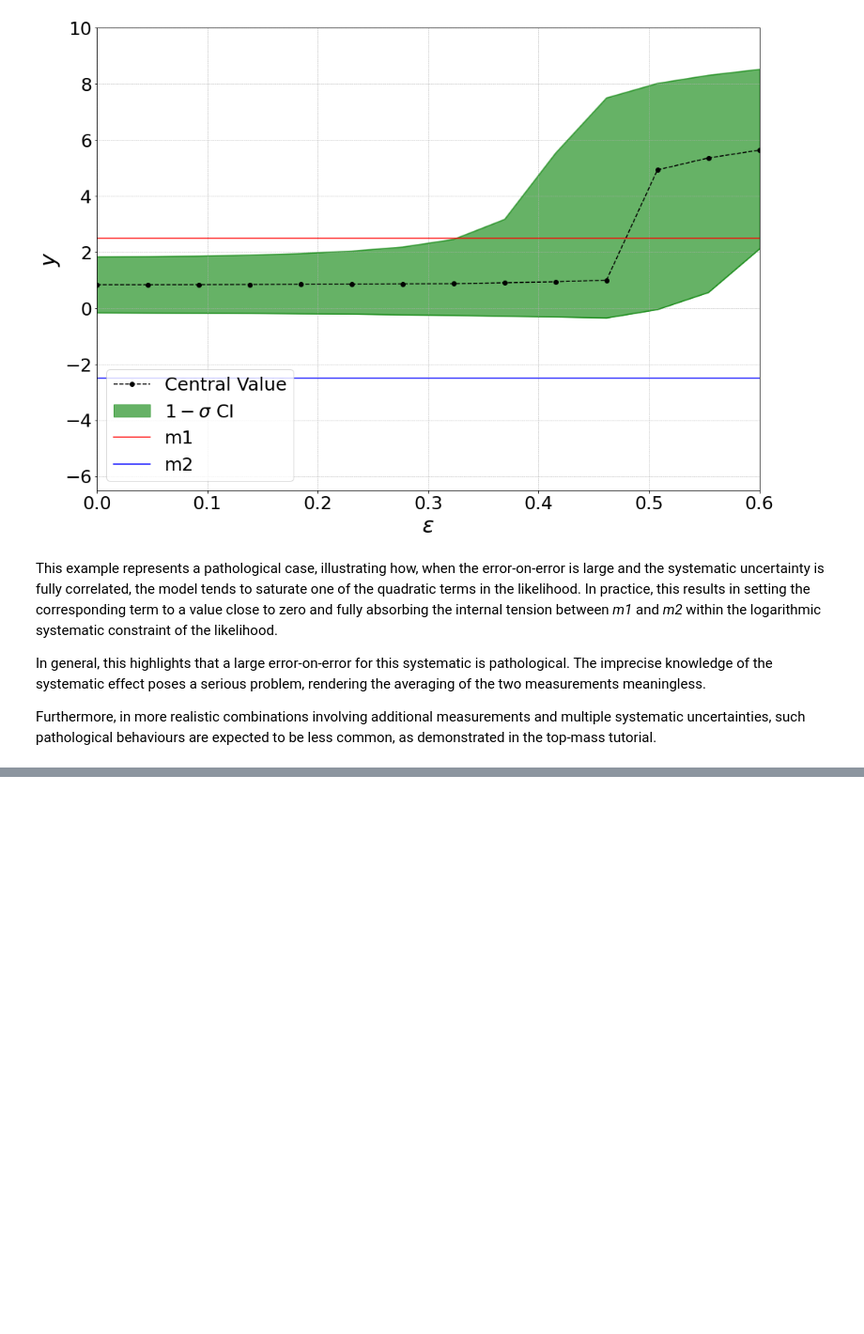
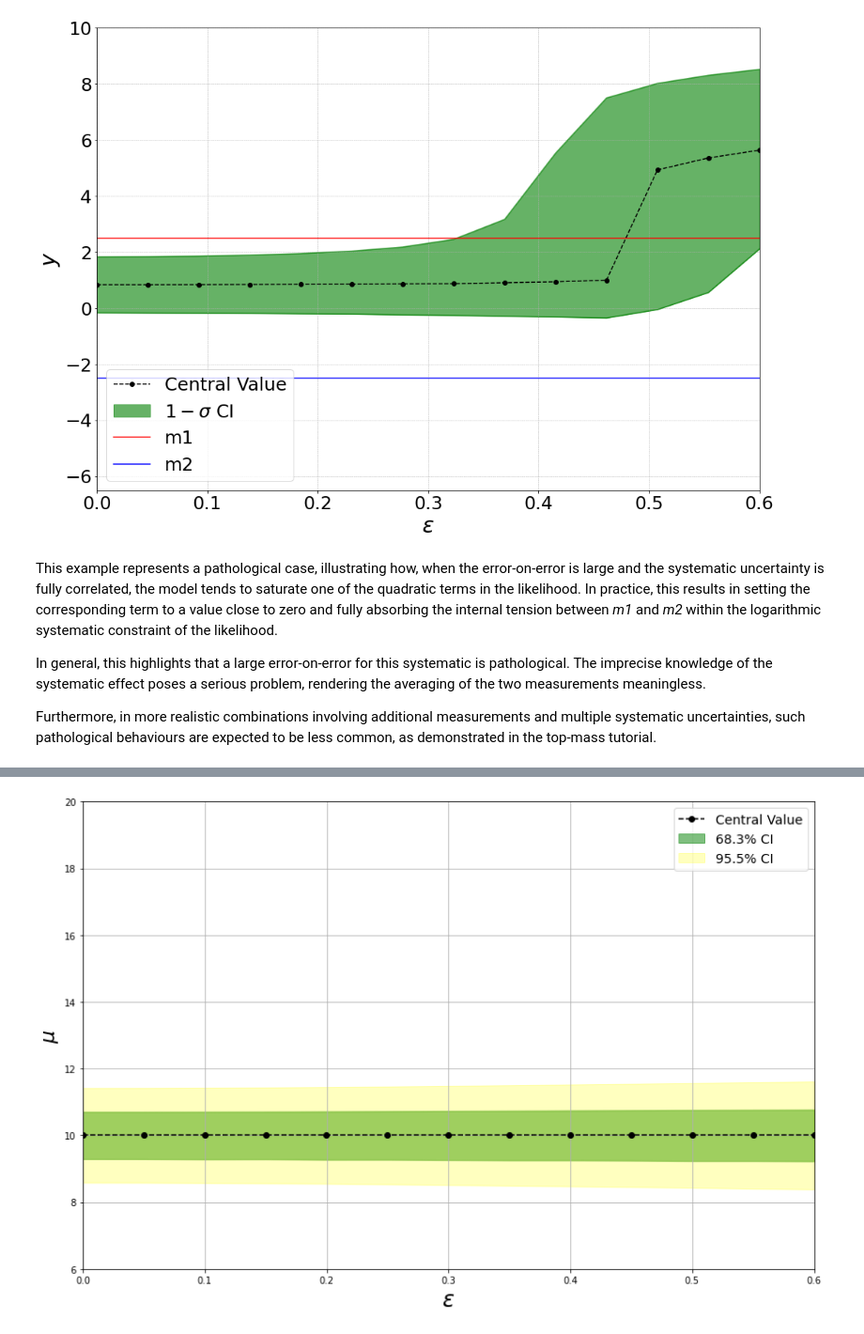
Before and after one commit to EnzoCanonero/GVM-Combinations, a Jupyter notebook: tutorials/toy/tutorial.ipynb, the cells around one changed output, grey strips where cells are left out. Shown: that part at 94% size. Saved outputs shown, nothing was run; the diff lists cells and outputs as text; code cells hidden in the pictures; blank space fills up the shorter version.

Commit message:
fix: complete confidence-level support with a toy example

```diff
--- a/tutorials/toy/tutorial.ipynb
+++ b/tutorials/toy/tutorial.ipynb
@@ -639,0 +647,31 @@ Furthermore, in more realistic combinations involving additional measurements an
+# %%
+eps_grid = np.linspace(0.0, 0.6, 13)
+data = build_input_data('input_files/toy4.yaml')
+comb = GVMCombination(data)
+
+mu_vals, low_1, up_1, low_2, up_2 = [], [], [], [], []
+for eps in eps_grid:
+    info = comb.get_input_data(copy=True)
+    info.uncertain_systematics['sys1'] = float(eps)
+    comb.set_input_data(info)
+    mu_vals.append(comb.fit_results.mu)
+    l1,u1,_ = comb.confidence_interval(cl_val=0.683)
+    l2,u2,_ = comb.confidence_interval(cl_val=0.955)
+    low_1.append(l1); up_1.append(u1)
+    low_2.append(l2); up_2.append(u2)
+
+plt.figure(figsize=(12,8))
+plt.plot(eps_grid, mu_vals, color='black', linestyle='--', marker='o', label='Central Value')
+plt.fill_between(eps_grid, low_1, up_1, color='green', alpha=0.5, label='68.3% CI')
+plt.fill_between(eps_grid, low_2, up_2, color='yellow', alpha=0.25, label='95.5% CI')
+plt.xlabel(r'$\epsilon$', fontsize=24)
+plt.ylabel(r'$\mu$', fontsize=22)
+plt.ylim(6.0, 20)
+plt.xlim(0.0, 0.6)
+plt.grid(True)
+plt.legend(fontsize=14, loc='best')
+plt.tight_layout()
+plt.savefig('output/toy4_compatible.png')
+plt.show()
+# %% [output]
+[figure, added]
```
Also changed, not shown: parts of 5 cells of this notebook, 6 other files.
